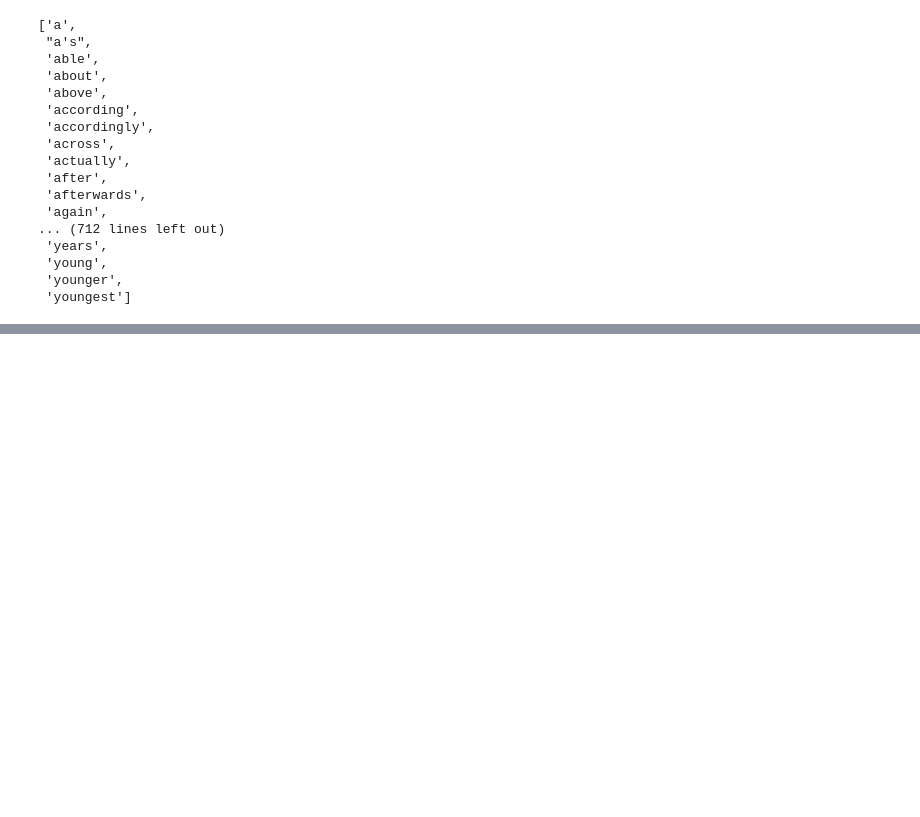
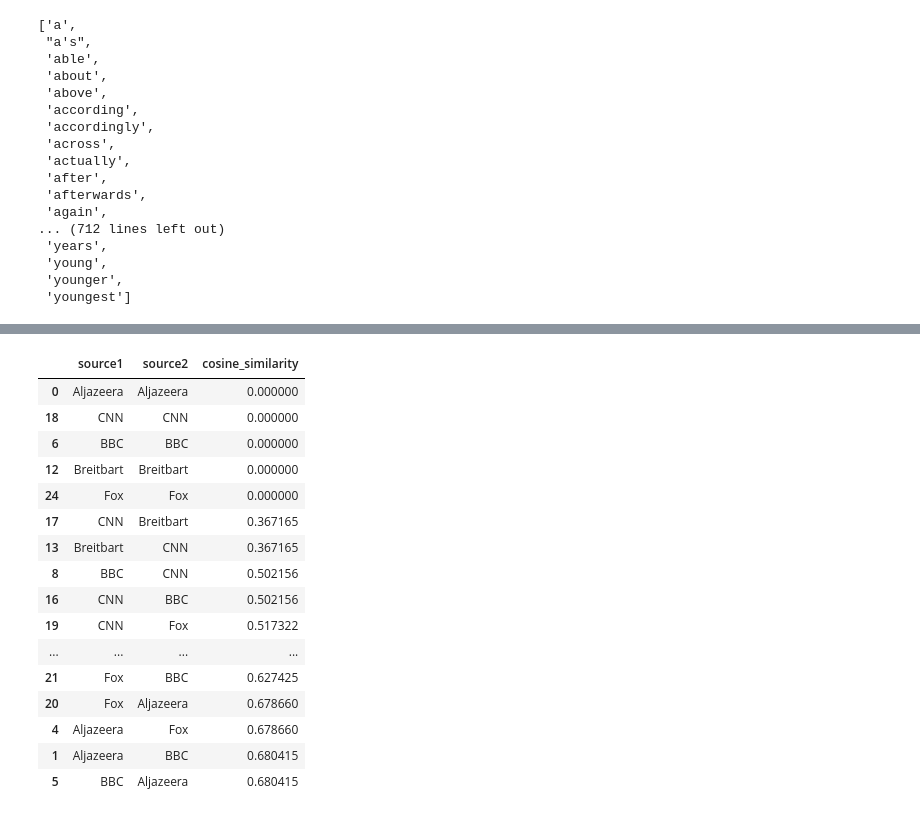
Before and after one commit to edunford/coding_discussions_ppol564_fall2020, a Jupyter notebook: 04_coding_discussion/Submissions/egalla_vince_ve68.ipynb, the cells around one changed output, grey strips where cells are left out. Cells and saved outputs as stored; diff of their text form; code cells hidden in the pictures; blank space fills up the shorter version.

```diff
--- a/04_coding_discussion/Submissions/egalla_vince_ve68.ipynb
+++ b/04_coding_discussion/Submissions/egalla_vince_ve68.ipynb
@@ -186,0 +272,21 @@ from plotnine import *
+# %%
+## Resort by cosine similarity
+similarityDF1.sort_values(by= 'cosine_similarity')
+# %% [output]
+|  | source1 | source2 | cosine_similarity |
+| 0 | Aljazeera | Aljazeera | 0.000000 |
+| 18 | CNN | CNN | 0.000000 |
+| 6 | BBC | BBC | 0.000000 |
+| 12 | Breitbart | Breitbart | 0.000000 |
+| 24 | Fox | Fox | 0.000000 |
+| 17 | CNN | Breitbart | 0.367165 |
+| 13 | Breitbart | CNN | 0.367165 |
+| 8 | BBC | CNN | 0.502156 |
+| 16 | CNN | BBC | 0.502156 |
+| 19 | CNN | Fox | 0.517322 |
+| ... | ... | ... | ... |
+| 21 | Fox | BBC | 0.627425 |
+| 20 | Fox | Aljazeera | 0.678660 |
+| 4 | Aljazeera | Fox | 0.678660 |
+| 1 | Aljazeera | BBC | 0.680415 |
+| 5 | BBC | Aljazeera | 0.680415 |
```
Also changed, not shown: parts of 13 cells of this notebook.
